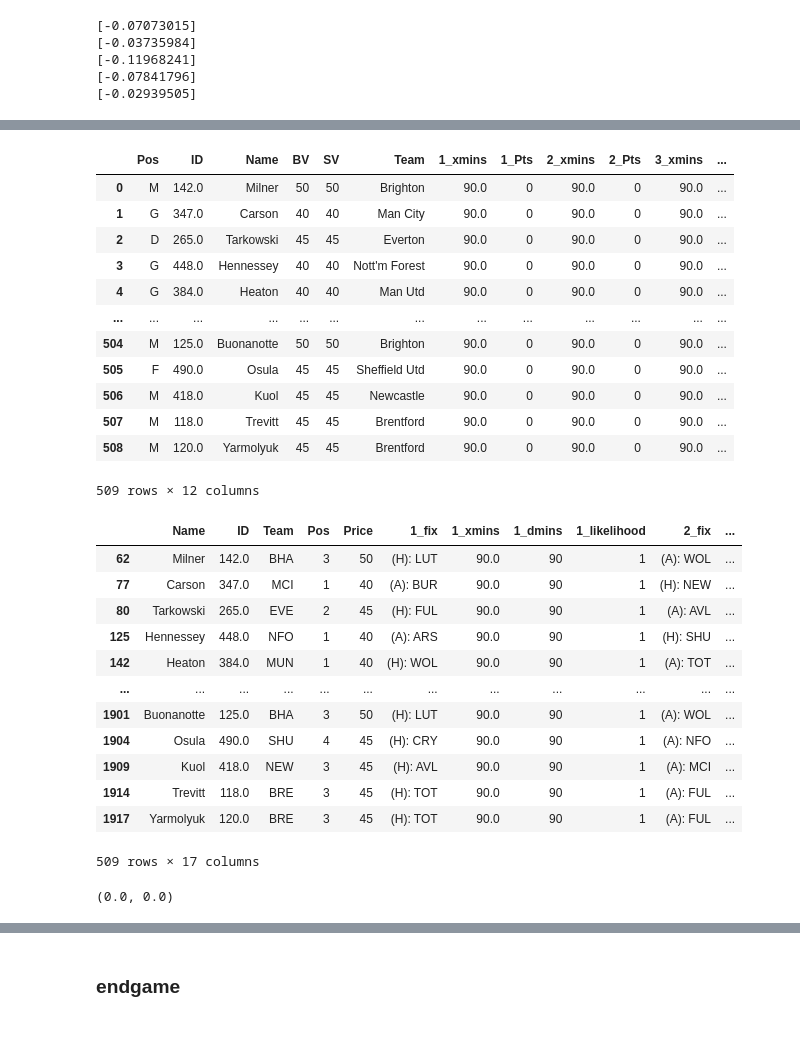
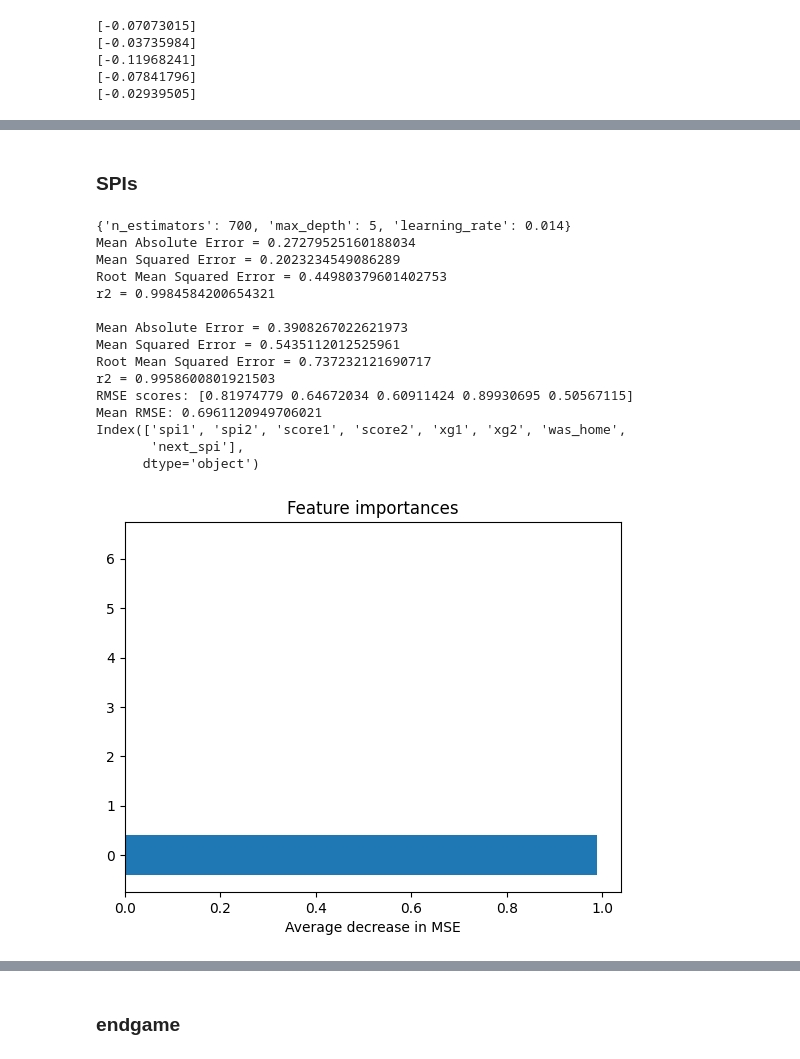
Before and after one commit to spiros26/FPL-Project, a Jupyter notebook: ev_creator/ALEX.ipynb, the cells around one changed output, grey strips where cells are left out. Saved outputs shown, nothing was run; the diff lists cells and outputs as text; code cells hidden in the pictures; blank space fills up the shorter version.

```diff
--- a/ev_creator/ALEX.ipynb
+++ b/ev_creator/ALEX.ipynb
@@ -753,43 +534,31 @@ review_df = fpl_review
-# %%
-review_df
-# %% [output]
-|  | Pos | ID | Name | BV | SV | Team | 1_xmins | 1_Pts | 2_xmins | 2_Pts | 3_xmins | ... |
-| 0 | M | 142.0 | Milner | 50 | 50 | Brighton | 90.0 | 0 | 90.0 | 0 | 90.0 | ... |
-| 1 | G | 347.0 | Carson | 40 | 40 | Man City | 90.0 | 0 | 90.0 | 0 | 90.0 | ... |
-| 2 | D | 265.0 | Tarkowski | 45 | 45 | Everton | 90.0 | 0 | 90.0 | 0 | 90.0 | ... |
-| 3 | G | 448.0 | Hennessey | 40 | 40 | Nott'm Forest | 90.0 | 0 | 90.0 | 0 | 90.0 | ... |
-| 4 | G | 384.0 | Heaton | 40 | 40 | Man Utd | 90.0 | 0 | 90.0 | 0 | 90.0 | ... |
-| ... | ... | ... | ... | ... | ... | ... | ... | ... | ... | ... | ... | ... |
-| 504 | M | 125.0 | Buonanotte | 50 | 50 | Brighton | 90.0 | 0 | 90.0 | 0 | 90.0 | ... |
-| 505 | F | 490.0 | Osula | 45 | 45 | Sheffield Utd | 90.0 | 0 | 90.0 | 0 | 90.0 | ... |
-| 506 | M | 418.0 | Kuol | 45 | 45 | Newcastle | 90.0 | 0 | 90.0 | 0 | 90.0 | ... |
-| 507 | M | 118.0 | Trevitt | 45 | 45 | Brentford | 90.0 | 0 | 90.0 | 0 | 90.0 | ... |
-| 508 | M | 120.0 | Yarmolyuk | 45 | 45 | Brentford | 90.0 | 0 | 90.0 | 0 | 90.0 | ... |
-509 rows × 12 columns
-# %%
-review_detailed
-# %% [output]
-|  | Name | ID | Team | Pos | Price | 1_fix | 1_xmins | 1_dmins | 1_likelihood | 2_fix | ... |
-| 62 | Milner | 142.0 | BHA | 3 | 50 | (H): LUT | 90.0 | 90 | 1 | (A): WOL | ... |
-| 77 | Carson | 347.0 | MCI | 1 | 40 | (A): BUR | 90.0 | 90 | 1 | (H): NEW | ... |
-| 80 | Tarkowski | 265.0 | EVE | 2 | 45 | (H): FUL | 90.0 | 90 | 1 | (A): AVL | ... |
-| 125 | Hennessey | 448.0 | NFO | 1 | 40 | (A): ARS | 90.0 | 90 | 1 | (H): SHU | ... |
-| 142 | Heaton | 384.0 | MUN | 1 | 40 | (H): WOL | 90.0 | 90 | 1 | (A): TOT | ... |
-| ... | ... | ... | ... | ... | ... | ... | ... | ... | ... | ... | ... |
-| 1901 | Buonanotte | 125.0 | BHA | 3 | 50 | (H): LUT | 90.0 | 90 | 1 | (A): WOL | ... |
-| 1904 | Osula | 490.0 | SHU | 4 | 45 | (H): CRY | 90.0 | 90 | 1 | (A): NFO | ... |
-| 1909 | Kuol | 418.0 | NEW | 3 | 45 | (H): AVL | 90.0 | 90 | 1 | (A): MCI | ... |
-| 1914 | Trevitt | 118.0 | BRE | 3 | 45 | (H): TOT | 90.0 | 90 | 1 | (A): FUL | ... |
-| 1917 | Yarmolyuk | 120.0 | BRE | 3 | 45 | (H): TOT | 90.0 | 90 | 1 | (A): FUL | ... |
-509 rows × 17 columns
-# %%
-data538_PATH = '../data/soccer-spi/spi_matches.csv'
-from modules.useful_functions2 import proj_scores
-
-season = 2023
-home = True
-proj_scores_df = pd.read_csv(data538_PATH)
-proj_scores_df = proj_scores_df[proj_scores_df['league_id']==2411]
-proj_scores(proj_scores_df, 'Arsenal', 'Man City', season, home)
-# %% [output]
-(0.0, 0.0)
+# %% [markdown]
+### SPIs
+# %%
+from modules.feature_extraction import spi_dataset_creation
+
+matches_path = '../data/soccer-spi/spi_matches.csv'
+data = spi_dataset_creation(matches_path)
+# %%
+from modules.model_creation import model_creation
+import pandas as pd
+
+# Get the dataset
+#saves_dataset = pd.read_csv('./created_datasets/saves_dataset.csv')
+spi_model = model_creation(data, 7, 'xgb', [700], [2,3,4,5], [0.008, 0.01, 0.012, 0.014])
+# %% [output]
+{'n_estimators': 700, 'max_depth': 5, 'learning_rate': 0.014}
+Mean Absolute Error = 0.27279525160188034
+Mean Squared Error = 0.2023234549086289
+Root Mean Squared Error = 0.44980379601402753
+r2 = 0.9984584200654321
+
+Mean Absolute Error = 0.3908267022621973
+Mean Squared Error = 0.5435112012525961
+Root Mean Squared Error = 0.737232121690717
+r2 = 0.9958600801921503
+RMSE scores: [0.81974779 0.64672034 0.60911424 0.89930695 0.50567115]
+Mean RMSE: 0.6961120949706021
+Index(['spi1', 'spi2', 'score1', 'score2', 'xg1', 'xg2', 'was_home',
+       'next_spi'],
+      dtype='object')
+[figure, added]
```
Also changed, not shown: parts of 21 cells of this notebook, 11 other files.
